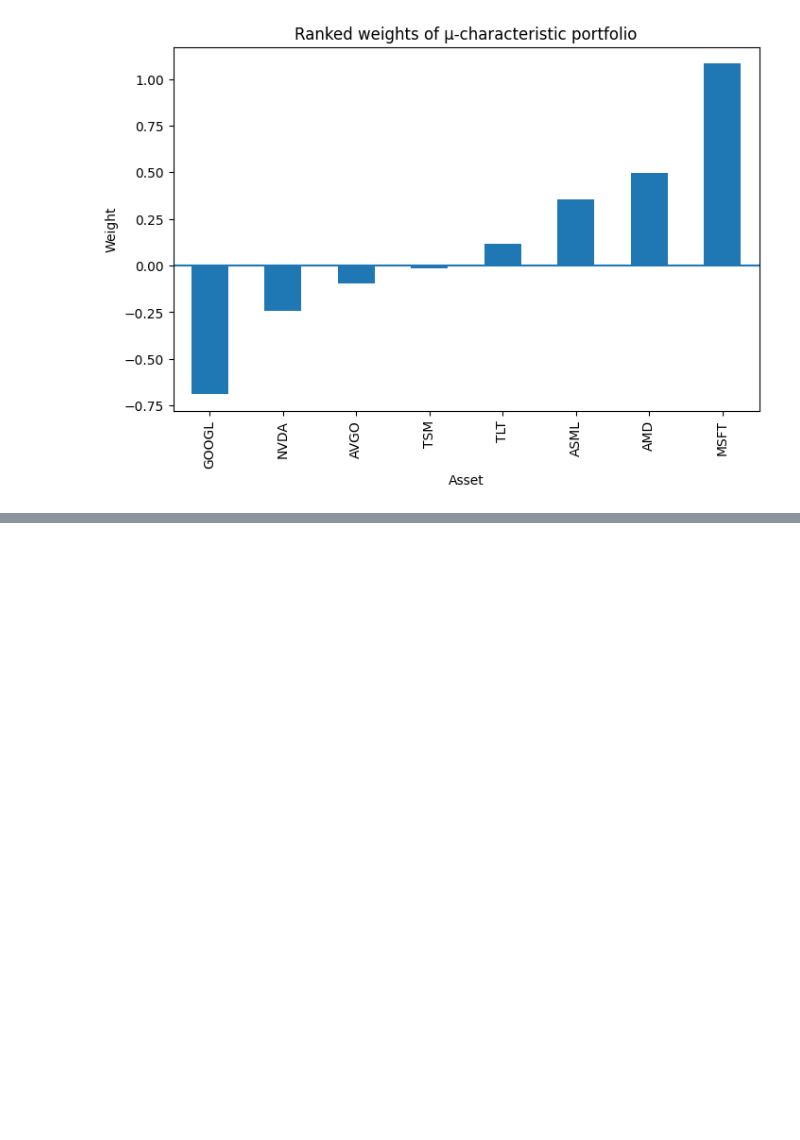
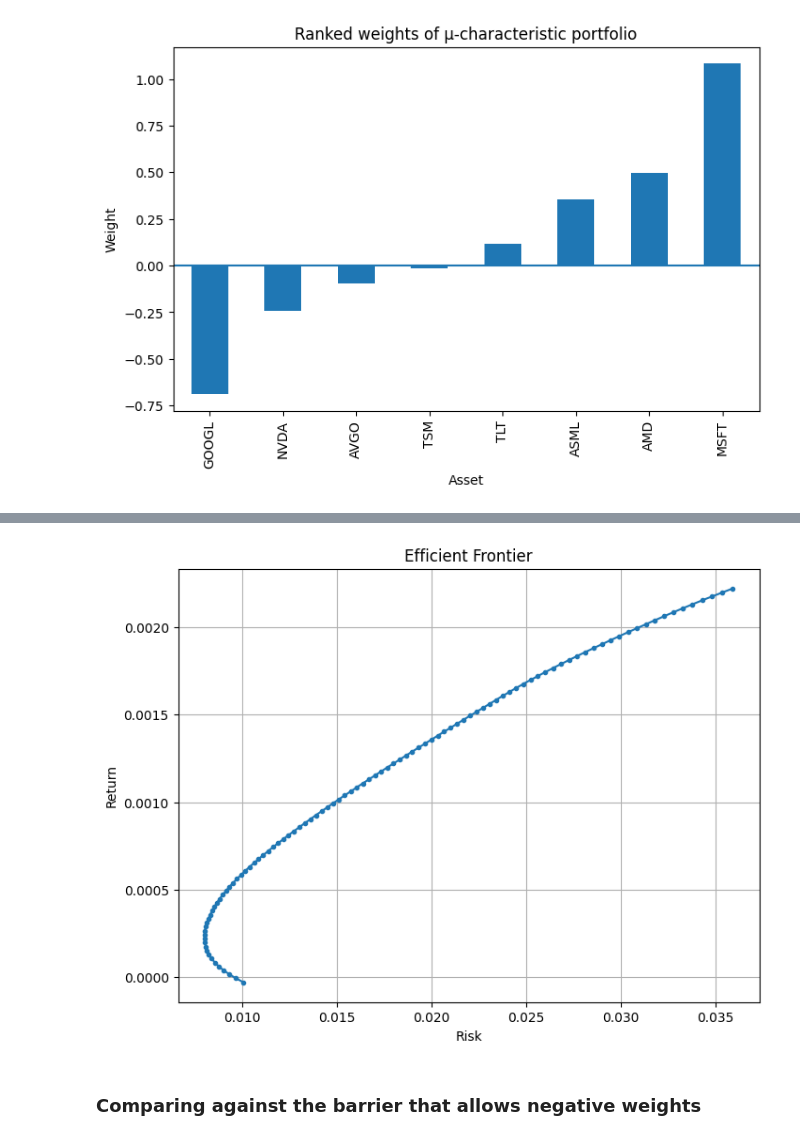
Before and after one commit to FerCorcuera/mit-quant-finance, a Jupyter notebook: optimization/MVO.ipynb, the cells around one changed output, grey strips where cells are left out. Saved outputs shown, nothing was run; the diff lists cells and outputs as text; code cells hidden in the pictures; blank space fills up the shorter version.

```diff
--- a/optimization/MVO.ipynb
+++ b/optimization/MVO.ipynb
@@ -156,0 +235,6 @@ plt.show()
+# %%
+Npoints = 100
+
+MVEF = mvef(Covariance=Covariance, Mu=mu, Npoints=Npoints)
+
+MVEF.head()
@@ -156,0 +248,15 @@ plt.show()
+# %%
+plt.figure(figsize=(8, 6))
+
+plt.plot(MVEF["sigma_p"], MVEF["mu_p"], marker=".")
+
+plt.xlabel("Risk")
+plt.ylabel("Return")
+plt.title("Efficient Frontier")
+plt.grid(True)
+
+plt.show()
+# %% [output]
+[figure, added]
+# %% [markdown]
+### Comparing against the barrier that allows negative weights
```
Also changed, not shown: parts of 30 cells of this notebook.
